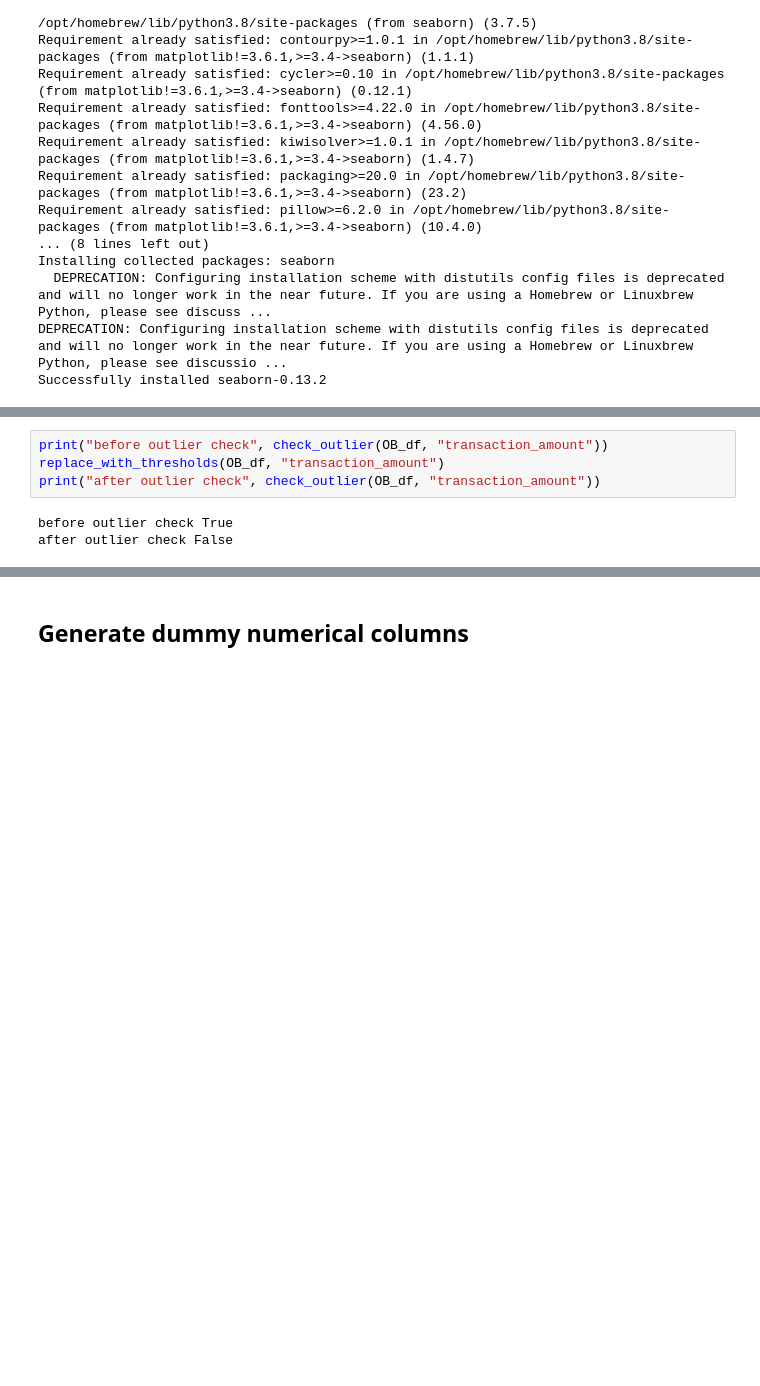
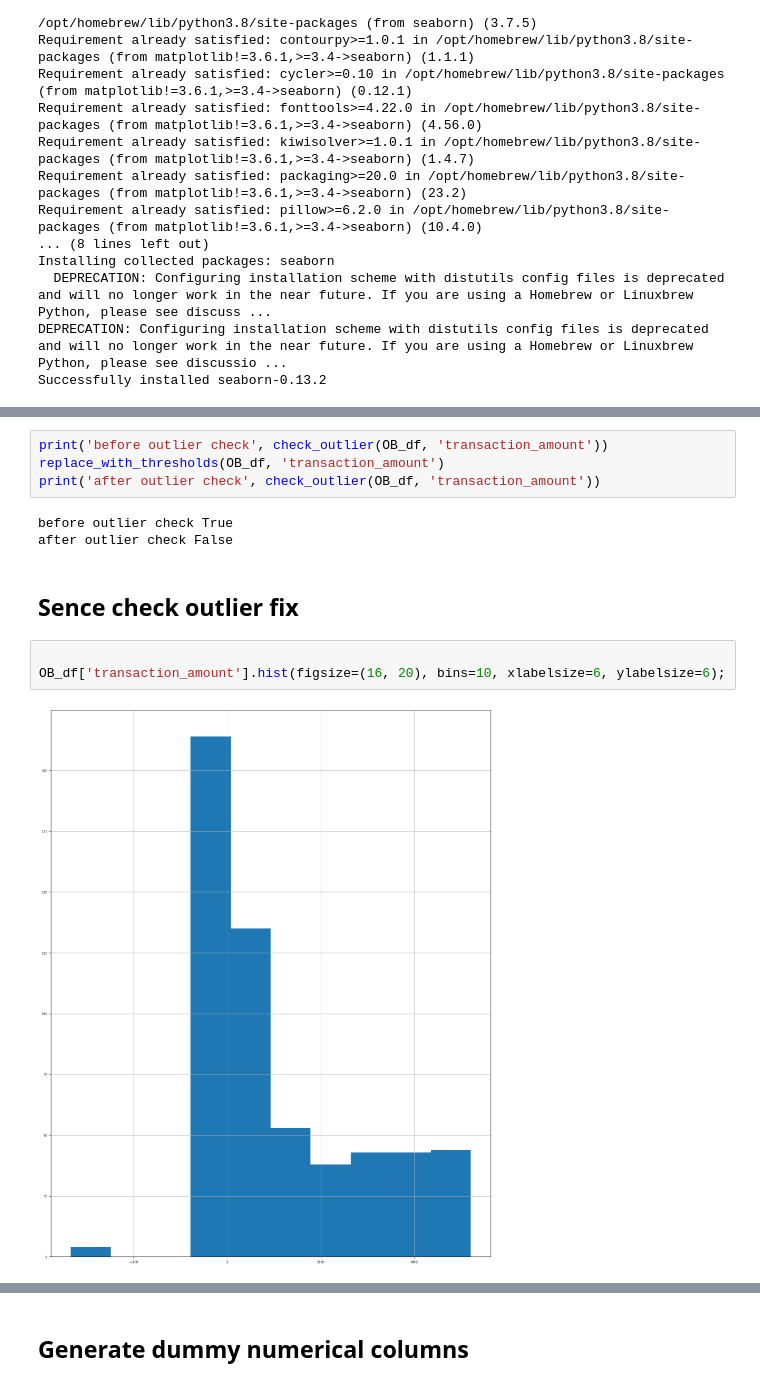
Before and after one commit to shabnam4477/revenue-prediction-mini-project, a Jupyter notebook: notebooks/Data_Analyse.ipynb, the cells around one changed output, grey strips where cells are left out. Cells and saved outputs as stored; diff of their text form; blank space fills up the shorter version.

```diff
--- a/notebooks/Data_Analyse.ipynb
+++ b/notebooks/Data_Analyse.ipynb
@@ -290,9 +282,16 @@ def replace_with_thresholds(dataframe, column):
     dataframe.loc[(dataframe[column] < low_limit), column] = low_limit
     dataframe.loc[(dataframe[column] > up_limit), column] = up_limit
 # %%
-print("before outlier check", check_outlier(OB_df, "transaction_amount"))
-replace_with_thresholds(OB_df, "transaction_amount")
-print("after outlier check", check_outlier(OB_df, "transaction_amount"))
+print('before outlier check', check_outlier(OB_df, 'transaction_amount'))
+replace_with_thresholds(OB_df, 'transaction_amount')
+print('after outlier check', check_outlier(OB_df, 'transaction_amount'))
 # %% [output]
 before outlier check True
 after outlier check False
+# %% [markdown]
+## Sence check outlier fix
+# %%
+
+OB_df['transaction_amount'].hist(figsize=(16, 20), bins=10, xlabelsize=6, ylabelsize=6);
+# %% [output]
+[figure, added]
```
Also changed, not shown: parts of 34 cells of this notebook, 2 other files.
